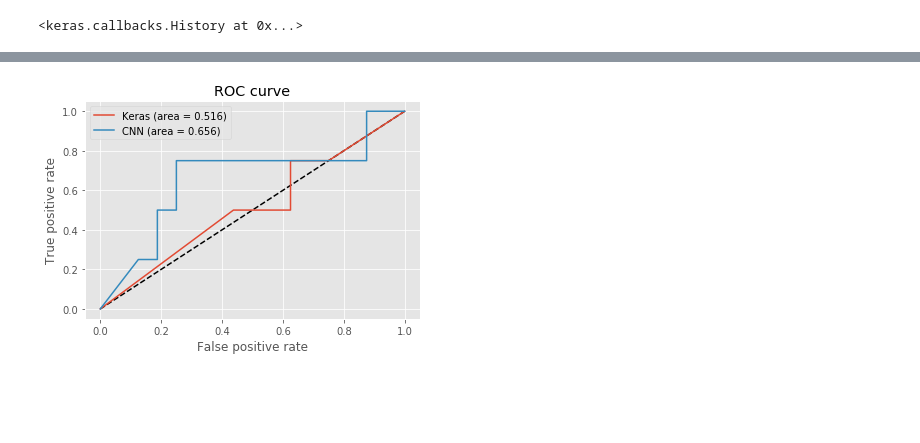
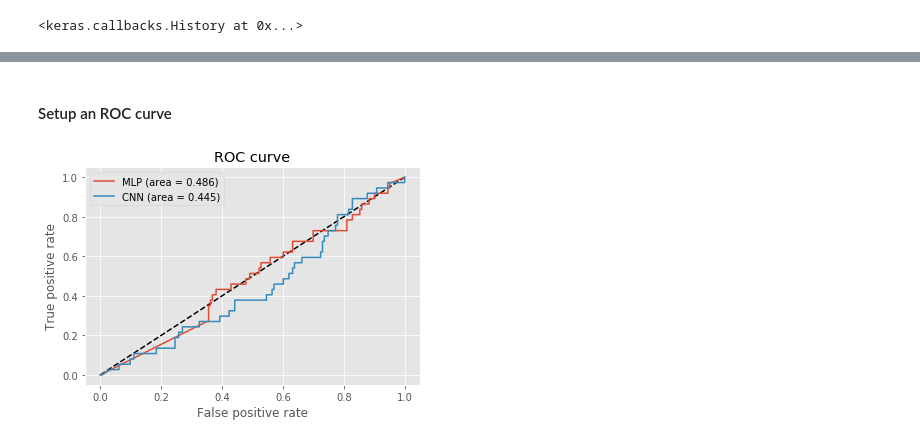
Before and after one commit to aviraj-sinha/ML6, a Jupyter notebook: proj6.ipynb, the cells around one changed output, grey strips where cells are left out. Drawn from its saved outputs; the diff is of its cells as text; code cells hidden in the pictures; blank space fills up the shorter version.

```diff
--- a/proj6.ipynb
+++ b/proj6.ipynb
@@ -75,14 +75,14 @@ Training and testing strategy would be stratified kfold. This would be a good id
 import numpy as np
 ids = np.arange(12000)
 np.random.shuffle(ids)
-X_train_trunc = X_o_train[ids[:400]]
-y_train_trunc = y_o_train[ids[:400]]
+X_train_trunc = X_o_train[ids[:800]]
+y_train_trunc = y_o_train[ids[:800]]
 
 ids = np.arange(2734)
 np.random.shuffle(ids)
 
-X_test_trunc = X_test[ids[:20]]
-y_test_trunc = y_test[ids[:20]]
+X_test_trunc = X_test[ids[:200]]
+y_test_trunc = y_test[ids[:200]]
 
 print("Volcanoes in train out of 80:", y_train_trunc.nonzero()[0].size)
 # %% [output]
@@ -265,7 +352,7 @@ def build_mlp():
     mlp.add( Dense(NUM_CLASSES) )
     mlp.add( Activation('softmax') )
 
-    mlp.compile(loss='mean_squared_error',
+    mlp.compile(loss='binary_crossentropy',
                   optimizer='rmsprop',
                   metrics=['accuracy'])
     return mlp
@@ -275,8 +362,8 @@ mlp.fit(X_train_trunc, y_train_ohe,
         batch_size=32, epochs=150,
         shuffle=True, verbose=0)
 
-cnn  = build_cnn()
-cnn.fit(np.expand_dims(X_train_trunc, axis=1), y_train_ohe,
+cnn2  = build_cnn2()
+cnn2.fit(np.expand_dims(X_train_trunc, axis=1), y_train_ohe,
                 batch_size=32, epochs=150,
                 shuffle=True, verbose=0,
                 validation_split=0.2)
@@ -291,26 +389,28 @@ len(y_pred_keras[0:20])
+# %% [markdown]
+#### Setup an ROC curve
 # %%
 from sklearn.metrics import roc_curve
 from sklearn.metrics import auc
 
 
-y_pred_keras = mlp.predict(X_test_trunc).ravel()
-fpr_keras, tpr_keras, thresholds_keras = roc_curve(y_test_trunc, y_pred_keras[20:])
+y_pred_keras = mlp.predict_proba(X_test_trunc).ravel()
+fpr_keras, tpr_keras, thresholds_keras = roc_curve(y_test_trunc, y_pred_keras[200:])
 auc_keras = auc(fpr_keras, tpr_keras)
 
 
 
-y_pred_cnn = cnn.predict(np.expand_dims(X_test_trunc, axis=1)).ravel()
-fpr_cnn, tpr_cnn, thresholds_cnn = roc_curve(y_test_trunc, y_pred_cnn[20:])
+y_pred_cnn = cnn3.predict_proba(np.expand_dims(X_test_trunc, axis=1)).ravel()
+fpr_cnn, tpr_cnn, thresholds_cnn = roc_curve(y_test_trunc, y_pred_cnn[200:])
 auc_cnn = auc(fpr_cnn, tpr_cnn)
 # %%
 plt.figure(1)
 plt.plot([0, 1], [0, 1], 'k--')
-plt.plot(fpr_keras, tpr_keras, label='Keras (area = {:.3f})'.format(auc_keras))
+plt.plot(fpr_keras, tpr_keras, label='MLP (area = {:.3f})'.format(auc_keras))
 plt.plot(fpr_cnn, tpr_cnn, label='CNN (area = {:.3f})'.format(auc_cnn))
 plt.xlabel('False positive rate')
 plt.ylabel('True positive rate')
 plt.title('ROC curve')
 plt.legend(loc='best')
 plt.show()
 # %% [output]
-[figure, old version]
+[figure, new version]
```
Also changed, not shown: parts of 18 cells of this notebook.
